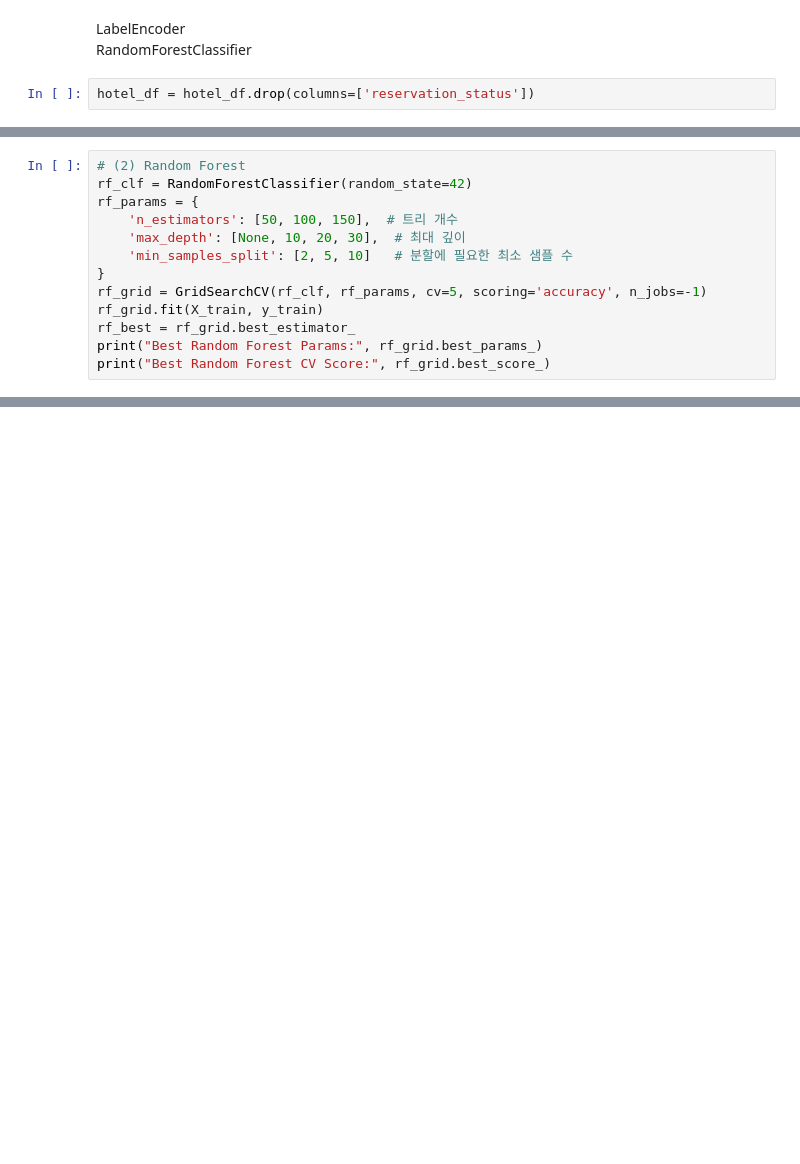
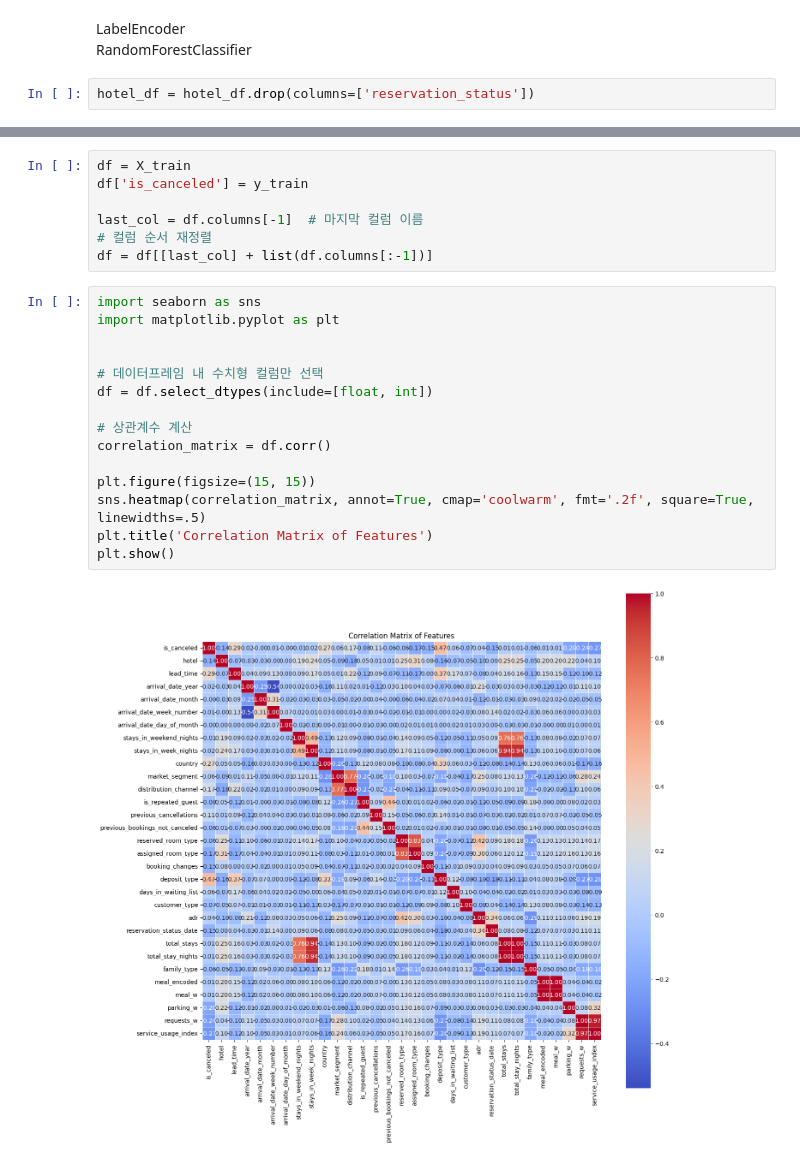
Before and after one commit to IamPoi/zero-base_001, a Jupyter notebook: hotel eda.ipynb, the cells around one changed output, grey strips where cells are left out. Drawn from its saved outputs; the diff is of its cells as text; blank space fills up the shorter version.

```diff
--- a/hotel eda.ipynb
+++ b/hotel eda.ipynb
@@ -919,13 +948,0 @@ print("\nClassification Report (Gradient Boosting):\n", classification_report(y_
-# %%
-# (2) Random Forest
-rf_clf = RandomForestClassifier(random_state=42)
-rf_params = {
-    'n_estimators': [50, 100, 150],  # 트리 개수
-    'max_depth': [None, 10, 20, 30],  # 최대 깊이
-    'min_samples_split': [2, 5, 10]   # 분할에 필요한 최소 샘플 수
-}
-rf_grid = GridSearchCV(rf_clf, rf_params, cv=5, scoring='accuracy', n_jobs=-1)
-rf_grid.fit(X_train, y_train)
-rf_best = rf_grid.best_estimator_
-print("Best Random Forest Params:", rf_grid.best_params_)
-print("Best Random Forest CV Score:", rf_grid.best_score_)
@@ -944,0 +1028,24 @@ plt.show()
+# %%
+df = X_train
+df['is_canceled'] = y_train
+
+last_col = df.columns[-1]  # 마지막 컬럼 이름
+# 컬럼 순서 재정렬
+df = df[[last_col] + list(df.columns[:-1])]
+# %%
+import seaborn as sns
+import matplotlib.pyplot as plt
+
+
+# 데이터프레임 내 수치형 컬럼만 선택
+df = df.select_dtypes(include=[float, int])
+
+# 상관계수 계산
+correlation_matrix = df.corr()
+
+plt.figure(figsize=(15, 15))
+sns.heatmap(correlation_matrix, annot=True, cmap='coolwarm', fmt='.2f', square=True, linewidths=.5)
+plt.title('Correlation Matrix of Features')
+plt.show()
+# %% [output]
+[figure, added]
```
Also changed, not shown: parts of 12 cells of this notebook.
